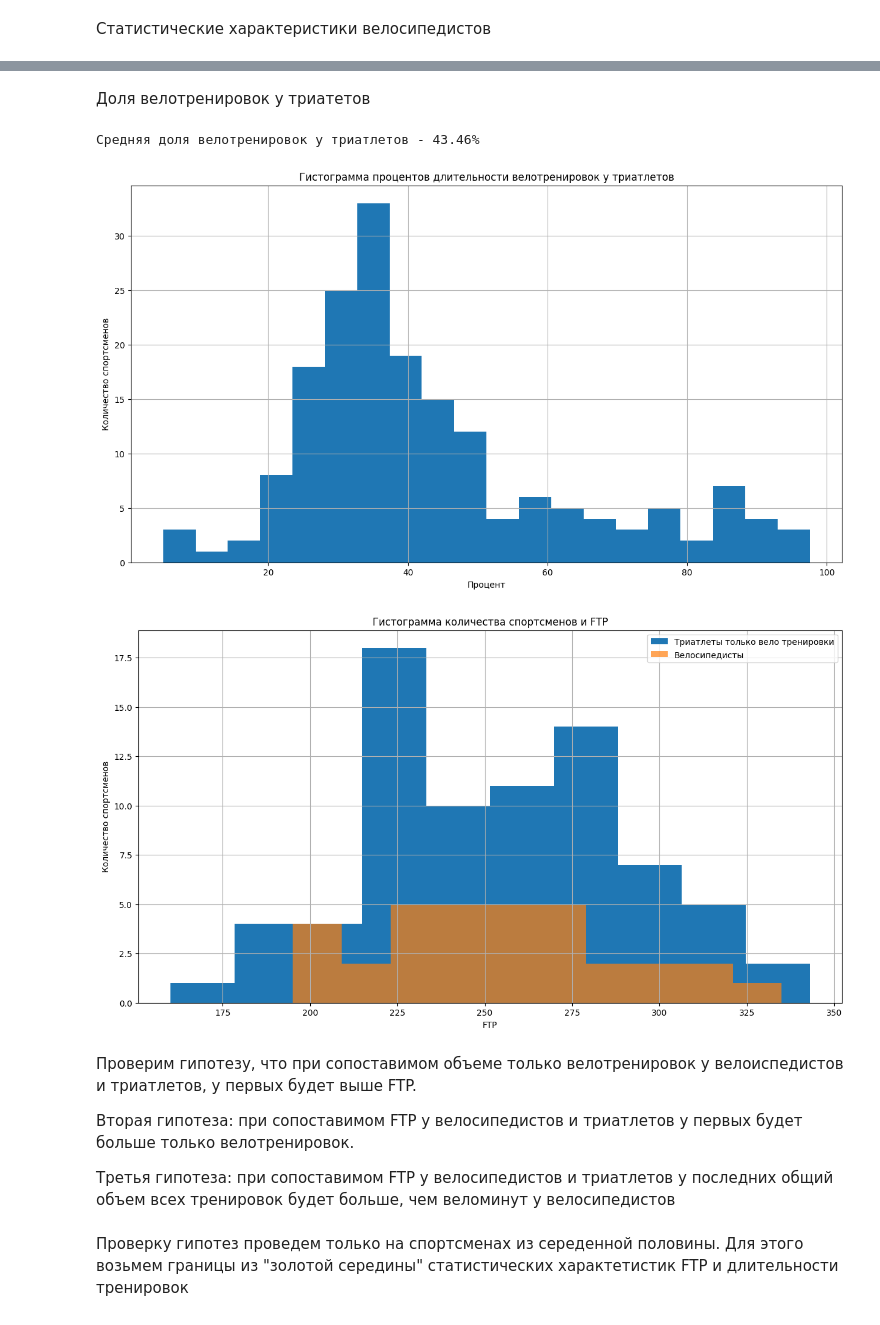
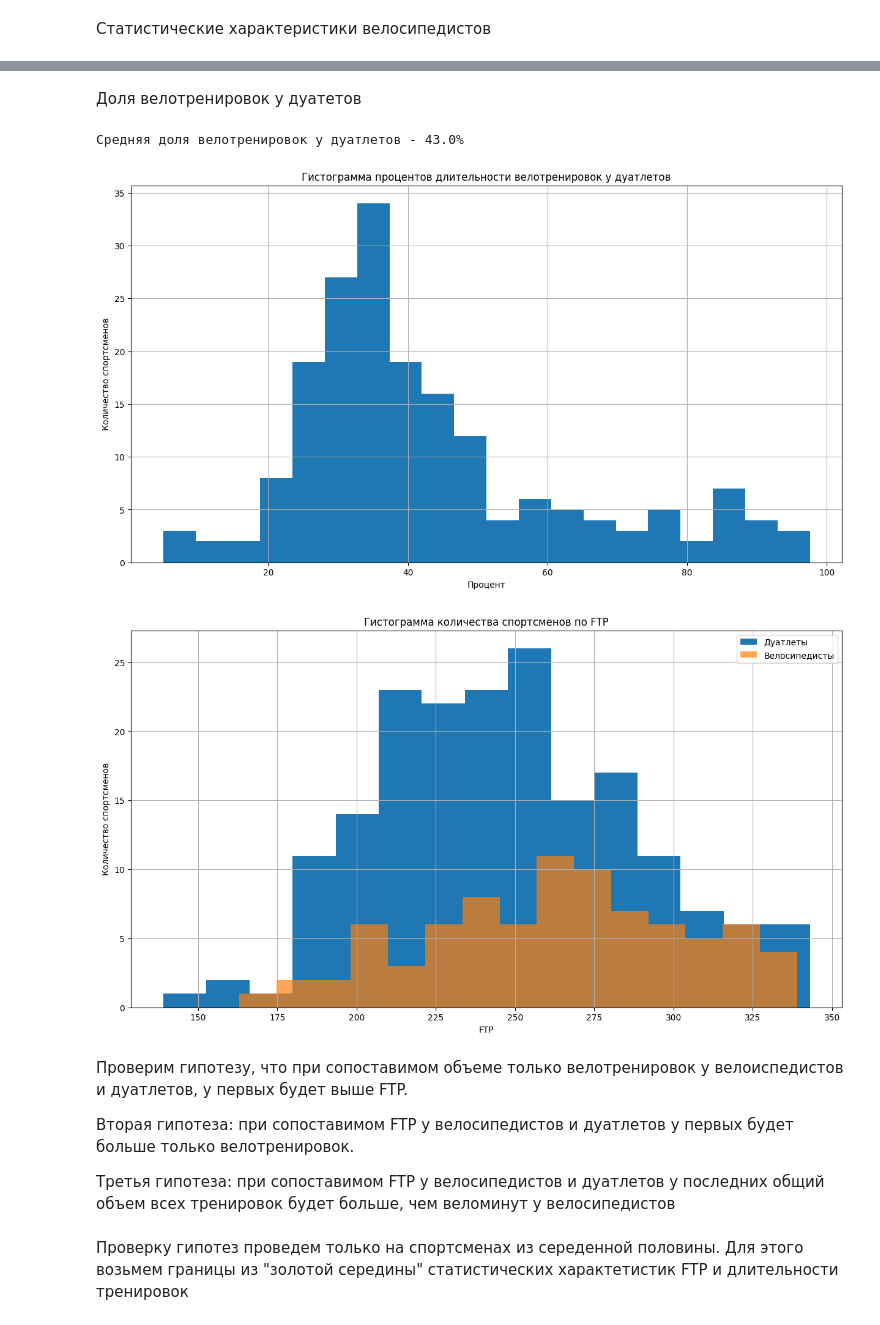
Before and after one commit to delffine/Pet-projects, a Jupyter notebook: bike_train_duration/veloopros.ipynb, the cells around one changed output, grey strips where cells are left out. Drawn from its saved outputs; the diff is of its cells as text; code cells hidden in the pictures.

```diff
--- a/bike_train_duration/veloopros.ipynb
+++ b/bike_train_duration/veloopros.ipynb
@@ -1357,39 +1399,38 @@ velo_plus[['ftp_c', 'bike_minute', 'all_minute']].rename(columns = {'ftp_c' : 'F
 # %% [markdown]
-Доля велотренировок у триатетов
+Доля велотренировок у дуатетов
 # %%
 velo_plus['train_prob'] = round(100 * velo_plus['bike_minute'] / velo_plus['all_minute'], 2)
-print(f"Средняя доля велотренировок у триатлетов - {round(velo_plus['train_prob'].mean(), 2)}%")
+print(f"Средняя доля велотренировок у дуатлетов - {round(velo_plus['train_prob'].mean(), 2)}%")
 # %% [output]
-Средняя доля велотренировок у триатлетов - 43.46%
+Средняя доля велотренировок у дуатлетов - 43.0%
 # %%
 plt.figure(figsize=(15,8))
 
-velo_plus['train_prob'].hist(bins = 20, alpha = 1, color = 'tab:blue', label = 'Триатлеты')
-plt.title('Гистограмма процентов длительности велотренировок у триатлетов')
+velo_plus['train_prob'].hist(bins = 20, alpha = 1, color = 'tab:blue', label = 'Дуатлеты')
+plt.title('Гистограмма процентов длительности велотренировок у дуатлетов')
 plt.ylabel('Количество спортсменов')
 plt.xlabel('Процент')
 #plt.legend()
 plt.show()
 # %% [output]
-[figure, old version]
+[figure, new version]
 # %%
 plt.figure(figsize=(15,8))
-
-velo_plus.query('bike_minute > 200 & bike_minute < 400')['ftp_c'].hist(bins = 10, alpha = 1, color = 'tab:blue', label = 'Триатлеты только вело тренировки')
-velo_only.query('bike_minute > 200 & bike_minute < 400')['ftp_c'].hist(bins = 10, alpha = 0.7,  color = 'tab:orange', label = 'Велосипедисты')
-plt.title('Гистограмма количества спортсменов и FTP')
+velo_plus['ftp_c'].hist(bins = 15, alpha = 1, color = 'tab:blue', label = 'Дуатлеты')
+velo_only['ftp_c'].hist(bins = 15, alpha = 0.7,  color = 'tab:orange', label = 'Велосипедисты')
+plt.title('Гистограмма количества спортсменов по FTP')
 plt.ylabel('Количество спортсменов')
 plt.xlabel('FTP')
 plt.legend()
 plt.show()
 # %% [output]
-[figure, old version]
+[figure, new version]
 # %% [markdown]
-Проверим гипотезу, что при сопоставимом объеме только велотренировок у велоиспедистов и триатлетов, у первых будет выше FTP.
+Проверим гипотезу, что при сопоставимом объеме только велотренировок у велоиспедистов и дуатлетов, у первых будет выше FTP.
 
-Вторая гипотеза: при сопоставимом FTP у велосипедистов и триатлетов у первых будет больше только велотренировок.
+Вторая гипотеза: при сопоставимом FTP у велосипедистов и дуатлетов у первых будет больше только велотренировок.
 
-Третья гипотеза: при сопоставимом FTP у велосипедистов и триатлетов у последних общий объем всех тренировок будет больше, чем веломинут у велосипедистов
+Третья гипотеза: при сопоставимом FTP у велосипедистов и дуатлетов у последних общий объем всех тренировок будет больше, чем веломинут у велосипедистов
 # %% [markdown]
 Проверку гипотез проведем только на спортсменах из середенной половины. Для этого возьмем границы из "золотой середины" статистических характетистик FTP и длительности тренировок
 # %%
```
Also changed, not shown: parts of 118 cells of this notebook.
